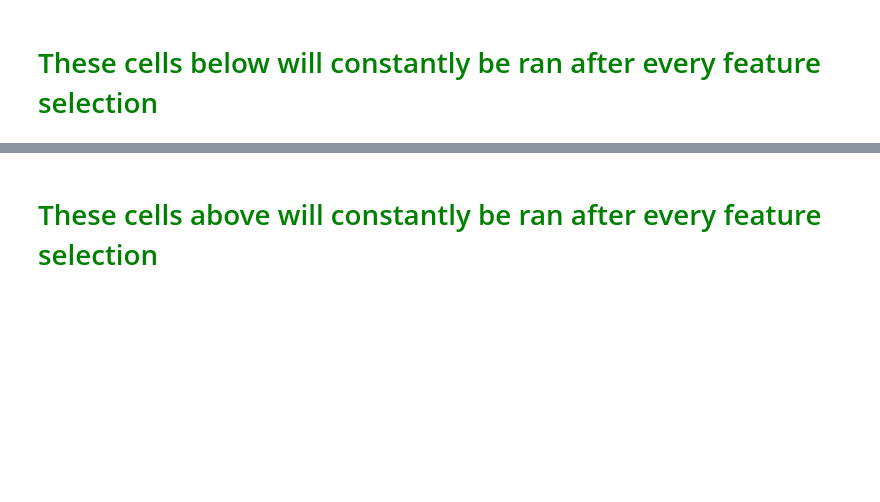
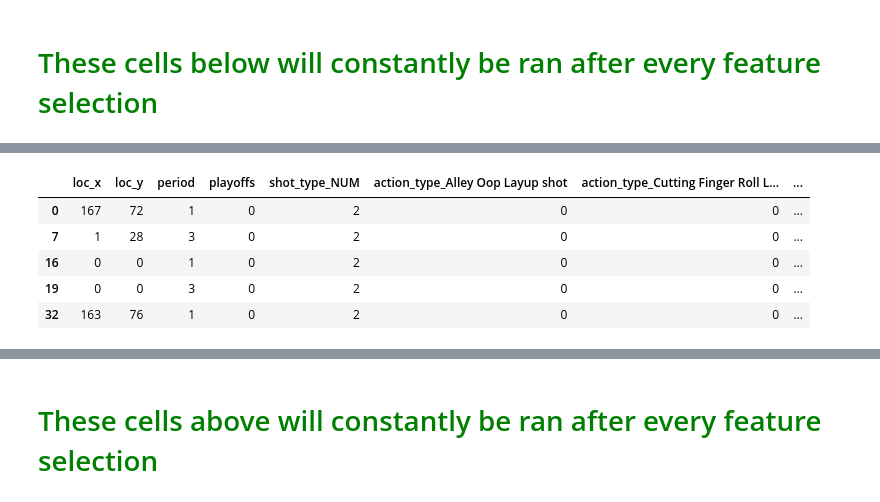
Before and after one commit to laternader/RIP24and2, a Jupyter notebook: for-kobe.ipynb, the cells around one changed output, grey strips where cells are left out. Cells and saved outputs as stored; diff of their text form; code cells hidden in the pictures; blank space fills up the shorter version.

```diff
--- a/for-kobe.ipynb
+++ b/for-kobe.ipynb
@@ -538,0 +532,10 @@ test1.head()
+# %%
+test1 = pd.get_dummies(test[feature3], columns=to_dummy, drop_first=True)
+test1.head()
+# %% [output]
+|  | loc_x | loc_y | period | playoffs | shot_type_NUM | action_type_Alley Oop Layup shot | action_type_Cutting Finger Roll L... | ... |
+| 0 | 167 | 72 | 1 | 0 | 2 | 0 | 0 | ... |
+| 7 | 1 | 28 | 3 | 0 | 2 | 0 | 0 | ... |
+| 16 | 0 | 0 | 1 | 0 | 2 | 0 | 0 | ... |
+| 19 | 0 | 0 | 3 | 0 | 2 | 0 | 0 | ... |
+| 32 | 163 | 76 | 1 | 0 | 2 | 0 | 0 | ... |
```
Also changed, not shown: parts of 16 cells of this notebook.
